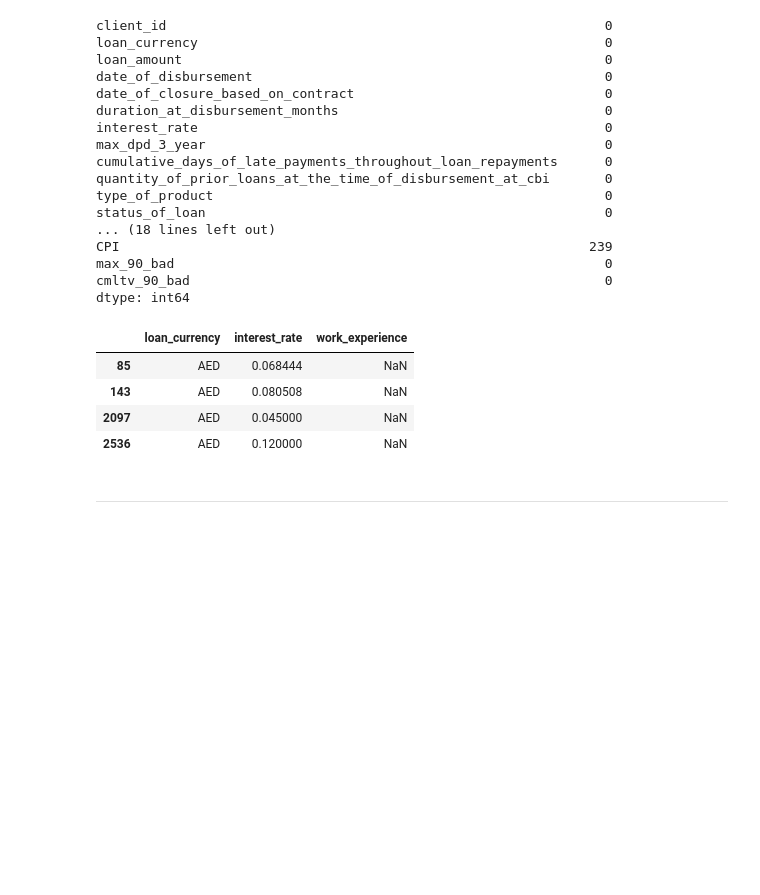
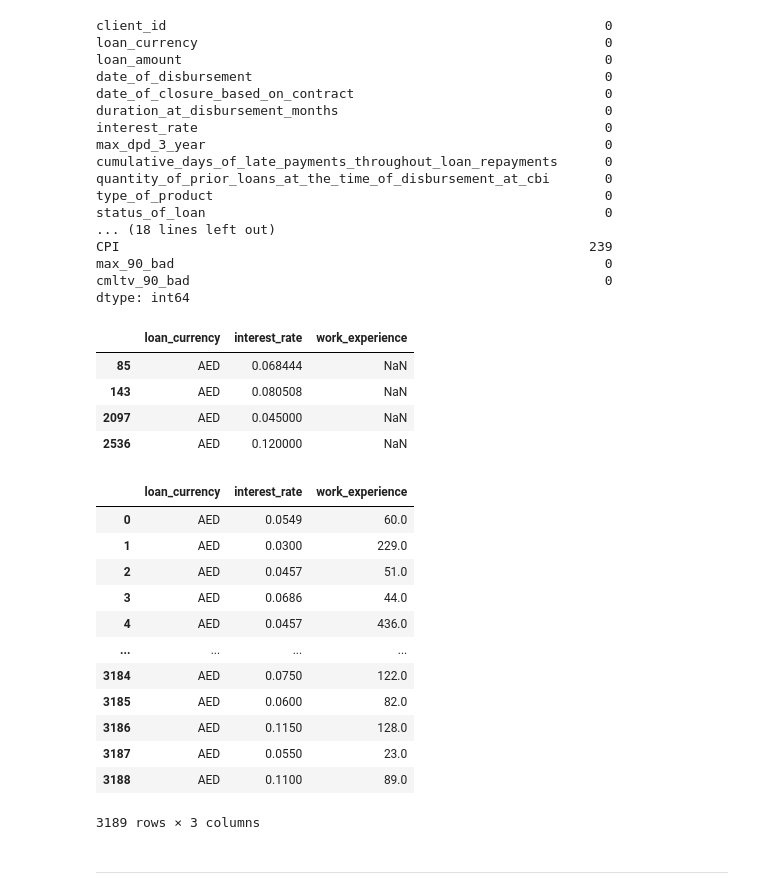
Before and after one commit to s-masrur/cbi_scoring_original, a Jupyter notebook: modelling_non_synthetic.ipynb, the cells around one changed output. Saved outputs shown, nothing was run; the diff lists cells and outputs as text; code cells hidden in the pictures; blank space fills up the shorter version.

```diff
--- a/modelling_non_synthetic.ipynb
+++ b/modelling_non_synthetic.ipynb
@@ -151,6 +151,22 @@ data_macro[data_macro['work_experience'].isna()][['loan_currency', 'interest_rat
 | 143 | AED | 0.080508 | NaN |
 | 2097 | AED | 0.045000 | NaN |
 | 2536 | AED | 0.120000 | NaN |
+# %%
+data_macro[['loan_currency', 'interest_rate', 'work_experience']]
+# %% [output]
+|  | loan_currency | interest_rate | work_experience |
+| 0 | AED | 0.0549 | 60.0 |
+| 1 | AED | 0.0300 | 229.0 |
+| 2 | AED | 0.0457 | 51.0 |
+| 3 | AED | 0.0686 | 44.0 |
+| 4 | AED | 0.0457 | 436.0 |
+| ... | ... | ... | ... |
+| 3184 | AED | 0.0750 | 122.0 |
+| 3185 | AED | 0.0600 | 82.0 |
+| 3186 | AED | 0.1150 | 128.0 |
+| 3187 | AED | 0.0550 | 23.0 |
+| 3188 | AED | 0.1100 | 89.0 |
+3189 rows × 3 columns
 # %%
 data_na = data_macro.dropna(subset=cat_feats+num_feats)
 # %% [markdown]
```
Also changed, not shown: parts of 13 cells of this notebook, 1 other file.
